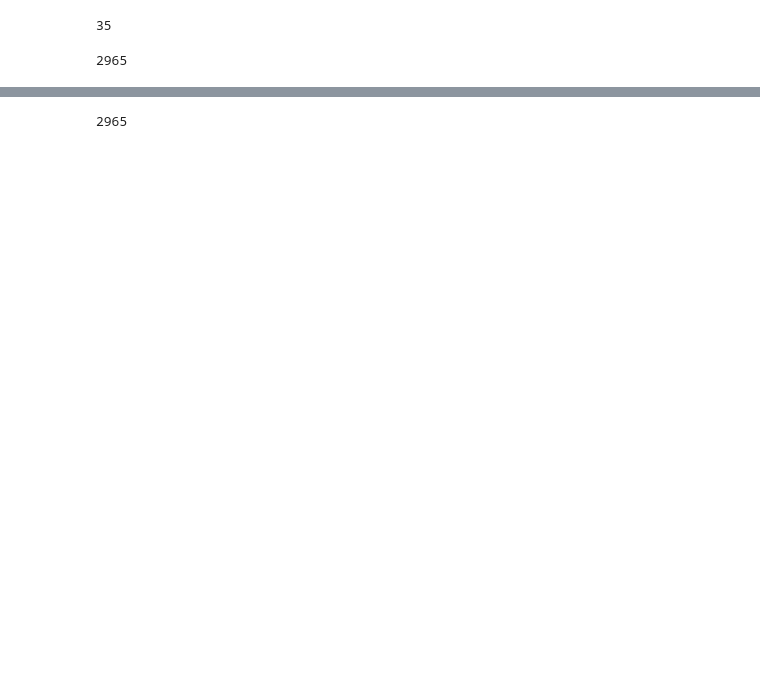
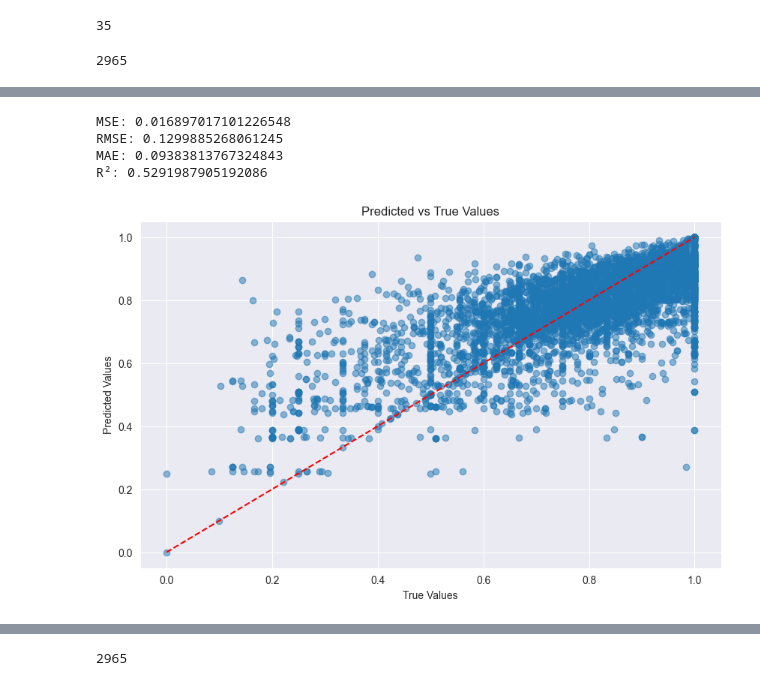
Before and after one commit to anna1904/RouteClassification, a Jupyter notebook: score_prediction.ipynb, the cells around one changed output, grey strips where cells are left out. Saved outputs shown, nothing was run; the diff lists cells and outputs as text; code cells hidden in the pictures; blank space fills up the shorter version.

```diff
--- a/score_prediction.ipynb
+++ b/score_prediction.ipynb
@@ -421,0 +429,32 @@ NameError: name 'final_routes' is not defined
+# %%
+from sklearn.metrics import mean_squared_error, mean_absolute_error, r2_score
+
+y_pred = final_routes['average_score'].values
+y_true = final_routes['score'].values
+
+# Calculate metrics
+mse = mean_squared_error(y_true, y_pred)
+rmse = np.sqrt(mse)
+mae = mean_absolute_error(y_true, y_pred)
+r2 = r2_score(y_true, y_pred)
+
+# Print metrics
+print('MSE:', mse)
+print('RMSE:', rmse)
+print('MAE:', mae)
+print('R²:', r2)
+# %% [output]
+MSE: 0.016897017101226548
+RMSE: 0.1299885268061245
+MAE: 0.09383813767324843
+R²: 0.5291987905192086
+# %%
+plt.figure(figsize=(10, 6))
+plt.scatter(y_true, y_pred, alpha=0.5)
+plt.plot([0, 1], [0, 1], 'r--')  # Diagonal line representing perfect predictions
+plt.xlabel('True Values')
+plt.ylabel('Predicted Values')
+plt.title('Predicted vs True Values')
+plt.show()
+# %% [output]
+[figure, added]
```
Also changed, not shown: parts of 28 cells of this notebook.
